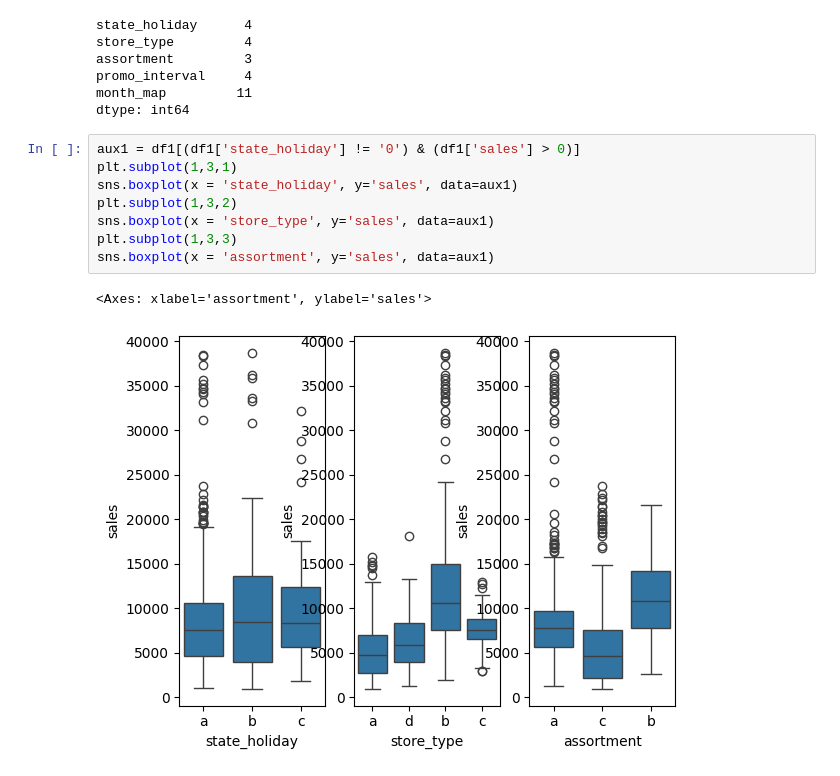
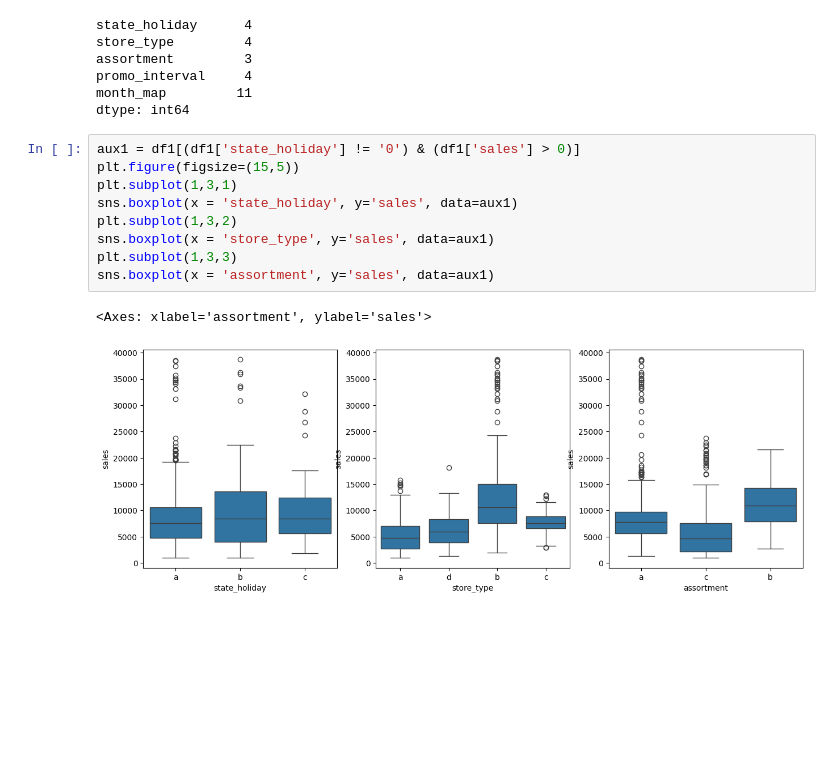
Before and after one commit to raphaelcastelar/project-rossman-sales-prediction, a Jupyter notebook: rossman_sales_prediction.ipynb, the cells around one changed output. Cells and saved outputs as stored; diff of their text form; blank space fills up the shorter version.

```diff
--- a/rossman_sales_prediction.ipynb
+++ b/rossman_sales_prediction.ipynb
@@ -186,12 +186,13 @@ month_map         11
 dtype: int64
 # %%
 aux1 = df1[(df1['state_holiday'] != '0') & (df1['sales'] > 0)]
+plt.figure(figsize=(15,5))
 plt.subplot(1,3,1)
 sns.boxplot(x = 'state_holiday', y='sales', data=aux1)
 plt.subplot(1,3,2)
 sns.boxplot(x = 'store_type', y='sales', data=aux1)
 plt.subplot(1,3,3)
 sns.boxplot(x = 'assortment', y='sales', data=aux1)
 # %% [output]
 <Axes: xlabel='assortment', ylabel='sales'>
-[figure, old version]
+[figure, new version]
```
